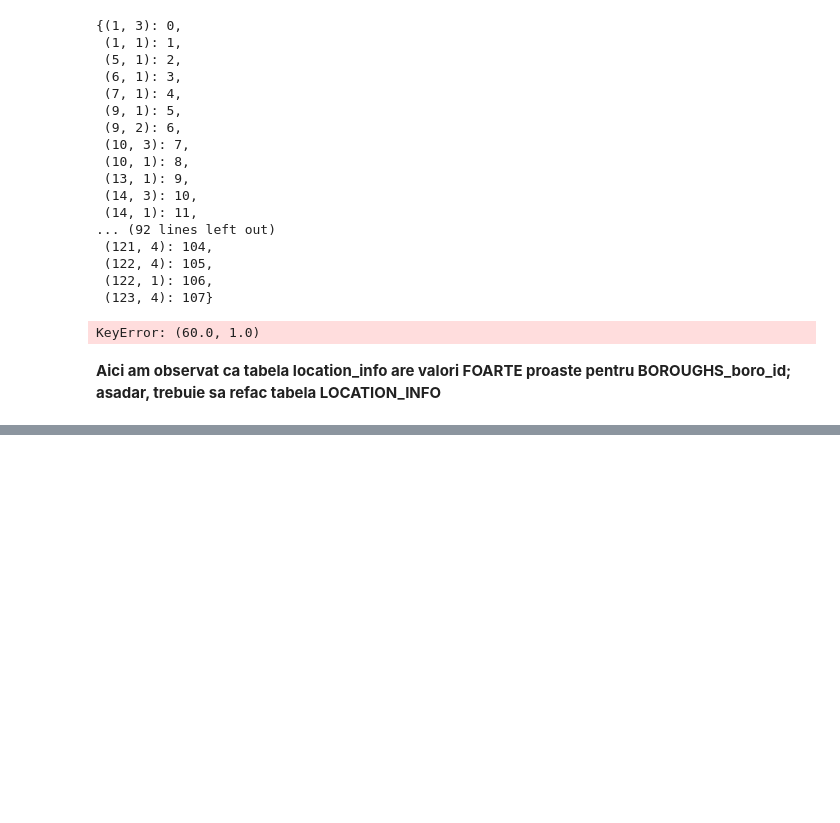
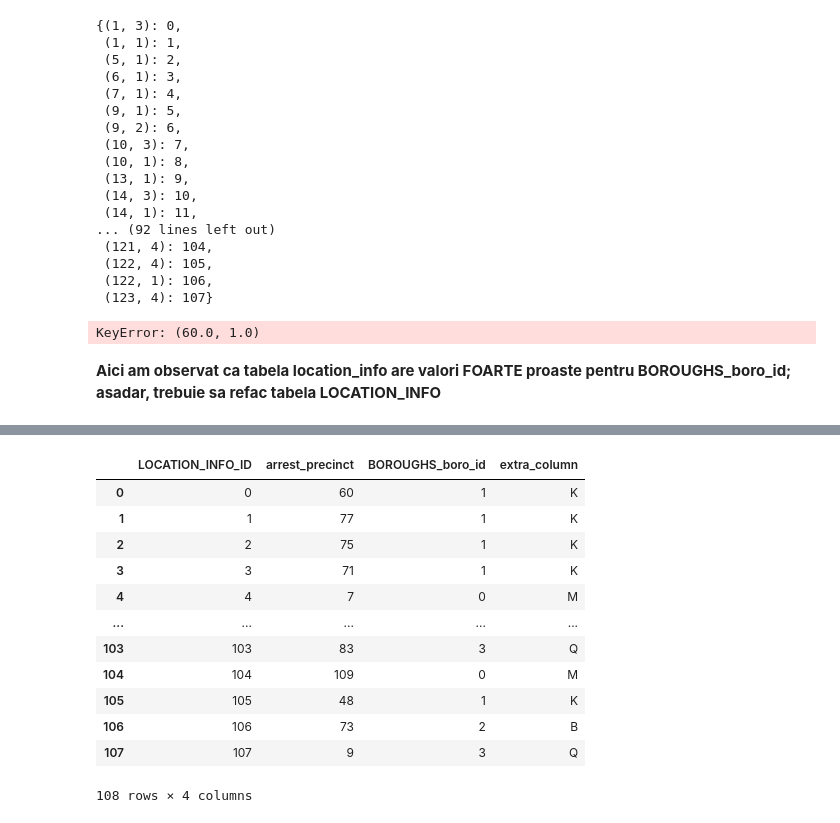
Before and after one commit to StoianAlinBogdan/ProiectInternship, a Jupyter notebook: Proiect_Ingestion.ipynb, the cells around one changed output, grey strips where cells are left out. Drawn from its saved outputs; the diff is of its cells as text; code cells hidden in the pictures; blank space fills up the shorter version.

```diff
--- a/Proiect_Ingestion.ipynb
+++ b/Proiect_Ingestion.ipynb
@@ -1011,3 +1011,9 @@ KeyError: (60.0, 1.0)
 # %%
 compression_opts=dict(method='zip', archive_name='temp.csv')
 arrests_df.to_csv('out.zip', index=False, compression=compression_opts)
+# %%
+lista_precincts = []
+for index, row in df.iterrows():
+    lista_precincts.append((row['ARREST_PRECINCT'], row['ARREST_BORO']))
+lista_precincts = list(dict.fromkeys(lista_precincts))
+lista_precincts
@@ -1013,0 +1038,13 @@ arrests_df.to_csv('out.zip', index=False, compression=compression_opts)
+# %%
+lista_precincts = [list(elem) for elem in lista_precincts]
+for l in lista_precincts:
+    if(l[1] == 'M'):
+        l[1] = 0
+    elif(l[1]=='K'):
+        l[1] = 1
+    elif(l[1]=='B'):
+        l[1] = 2
+    elif(l[1]=='Q'):
+        l[1] = 3
+    elif(l[1]=='S'):
+        l[1]=4
@@ -1013,0 +1075,30 @@ arrests_df.to_csv('out.zip', index=False, compression=compression_opts)
+# %%
+
+lista_initiale = []
+for index, row in location_df_final.iterrows():
+    if(row['BOROUGHS_boro_id'] == 0):
+        lista_initiale.append('M')
+    elif(row['BOROUGHS_boro_id'] == 1):
+        lista_initiale.append('K')
+    elif(row['BOROUGHS_boro_id'] == 2):
+        lista_initiale.append('B')
+    elif(row['BOROUGHS_boro_id'] == 3):
+        lista_initiale.append('Q')
+    elif(row['BOROUGHS_boro_id'] == 4):
+        lista_initiale.append('S')
+location_df_final['extra_column'] = lista_initiale
+location_df_final
+# %% [output]
+|  | LOCATION_INFO_ID | arrest_precinct | BOROUGHS_boro_id | extra_column |
+| 0 | 0 | 60 | 1 | K |
+| 1 | 1 | 77 | 1 | K |
+| 2 | 2 | 75 | 1 | K |
+| 3 | 3 | 71 | 1 | K |
+| 4 | 4 | 7 | 0 | M |
+| ... | ... | ... | ... | ... |
+| 103 | 103 | 83 | 3 | Q |
+| 104 | 104 | 109 | 0 | M |
+| 105 | 105 | 48 | 1 | K |
+| 106 | 106 | 73 | 2 | B |
+| 107 | 107 | 9 | 3 | Q |
+108 rows × 4 columns
```
Also changed, not shown: parts of 12 cells of this notebook, 2 other files.
